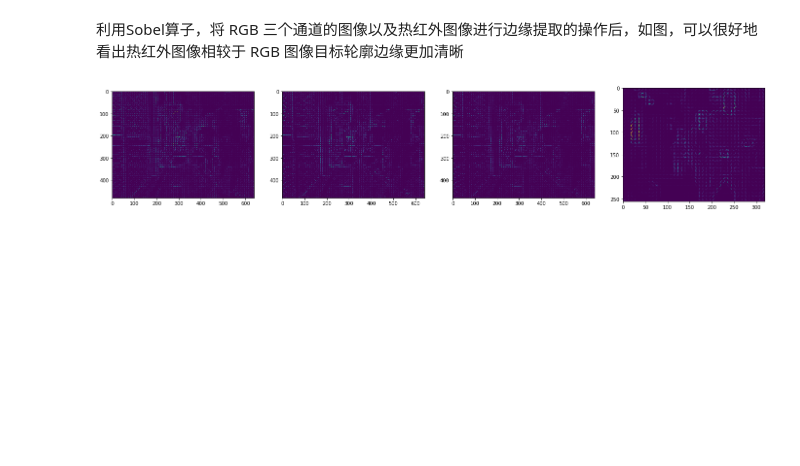
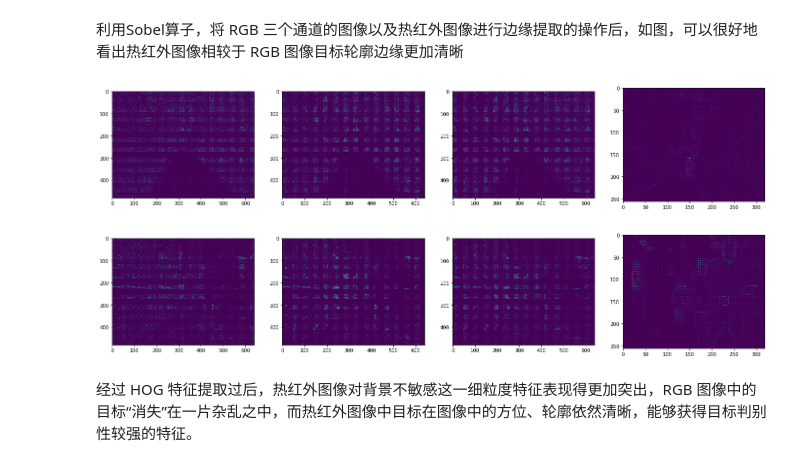
Before and after one commit to HanlynnKe/TIR-Tracking, a Jupyter notebook: FFB-TIR-tracking-1.ipynb, the cells around one changed output. Cells and saved outputs as stored; diff of their text form; code cells hidden in the pictures; blank space fills up the shorter version.

```diff
--- a/FFB-TIR-tracking-1.ipynb
+++ b/FFB-TIR-tracking-1.ipynb
@@ -17,12 +17,16 @@ import matplotlib.pyplot as plt
 # 分别加载rgb图像与tir图像
 im_dark_r = plt.imread('./data/RGB/RGB001.png')
 im_bright_r = plt.imread('./data/RGB/RGB002.png')
+im_day_r = plt.imread('./data/RGB/RGB003.png')
 im_dark_t = plt.imread('./data/TIR/TIR001.png')
 im_bright_t = plt.imread('./data/TIR/TIR002.png')
-fig, ax = plt.subplots(nrows=2, ncols=2, figsize = (16, 12))
-ax[0][0].imshow(im_dark_r)
-ax[0][1].imshow(im_dark_t)
+im_day_t = plt.imread('./data/TIR/TIR003.png')
+fig, ax = plt.subplots(nrows=3, ncols=2, figsize = (16, 18))
+ax[0][0].imshow(im_day_r)
+ax[0][1].imshow(im_day_t)
 ax[1][0].imshow(im_bright_r)
 ax[1][1].imshow(im_bright_t)
+ax[2][0].imshow(im_dark_r)
+ax[2][1].imshow(im_dark_t)
 plt.show()
 # %% [output]
@@ -88,32 +117,57 @@ plt.show()
 # %%
 import skimage.feature
 
 orient = 9
-pix_per_cell = 8
-cell_per_block = 8
+pix_per_cell = 4
+cell_per_block = 16
 
-hog_r_features, hog_r = skimage.feature.hog(channel_r, orientations=orient,
+hog_day_r_features, hog_day_r = skimage.feature.hog(channel_day_r, orientations=orient,
                                           pixels_per_cell=(pix_per_cell, pix_per_cell),
                                           cells_per_block=(cell_per_block, cell_per_block),
-                                          visualise=True)
-hog_g_features, hog_g = skimage.feature.hog(channel_g, orientations=orient,
+                                          visualize=True)
+hog_day_g_features, hog_day_g = skimage.feature.hog(channel_day_g, orientations=orient,
                                           pixels_per_cell=(pix_per_cell, pix_per_cell),
                                           cells_per_block=(cell_per_block, cell_per_block),
-                                          visualise=True)
-hog_b_features, hog_b = skimage.feature.hog(channel_b, orientations=orient,
+                                          visualize=True)
+hog_day_b_features, hog_day_b = skimage.feature.hog(channel_day_b, orientations=orient,
                                           pixels_per_cell=(pix_per_cell, pix_per_cell),
                                           cells_per_block=(cell_per_block, cell_per_block),
-                                          visualise=True)
-hog_t_features, hog_t = skimage.feature.hog(im_bright_t, orientations=orient,
+                                          visualize=True)
+hog_day_t_features, hog_day_t = skimage.feature.hog(im_day_t, orientations=orient,
                                           pixels_per_cell=(pix_per_cell, pix_per_cell),
                                           cells_per_block=(cell_per_block, cell_per_block),
-                                          visualise=True)
+                                          visualize=True)
+hog_night_r_features, hog_night_r = skimage.feature.hog(channel_night_r, orientations=orient,
+                                          pixels_per_cell=(pix_per_cell, pix_per_cell),
+                                          cells_per_block=(cell_per_block, cell_per_block),
+                                          visualize=True)
+hog_night_g_features, hog_night_g = skimage.feature.hog(channel_night_g, orientations=orient,
+                                          pixels_per_cell=(pix_per_cell, pix_per_cell),
+                                          cells_per_block=(cell_per_block, cell_per_block),
+                                          visualize=True)
+hog_night_b_features, hog_night_b = skimage.feature.hog(channel_night_b, orientations=orient,
+                                          pixels_per_cell=(pix_per_cell, pix_per_cell),
+                                          cells_per_block=(cell_per_block, cell_per_block),
+                                          visualize=True)
+hog_night_t_features, hog_night_t = skimage.feature.hog(im_bright_t, orientations=orient,
+                                          pixels_per_cell=(pix_per_cell, pix_per_cell),
+                                          cells_per_block=(cell_per_block, cell_per_block),
+                                          visualize=True)
 
-fig, ax = plt.subplots(nrows=1, ncols=4, figsize = (24, 6))
-ax[0].imshow(hog_r)
-ax[1].imshow(hog_g)
-ax[2].imshow(hog_b)
-ax[3].imshow(hog_t)
+fig_day, ax_day = plt.subplots(nrows=1, ncols=4, figsize = (24, 6))
+ax_day[0].imshow(hog_day_r)
+ax_day[1].imshow(hog_day_g)
+ax_day[2].imshow(hog_day_b)
+ax_day[3].imshow(hog_day_t)
 plt.show()
+fig_night, ax_night = plt.subplots(nrows=1, ncols=4, figsize = (24, 6))
+ax_night[0].imshow(hog_night_r)
+ax_night[1].imshow(hog_night_g)
+ax_night[2].imshow(hog_night_b)
+ax_night[3].imshow(hog_night_t)
+plt.show()
 # %% [output]
-[figure, old version]
+[figure, new version]
+[figure, added]
+# %% [markdown]
+经过 HOG 特征提取过后，热红外图像对背景不敏感这一细粒度特征表现得更加突出，RGB 图像中的目标“消失”在一片杂乱之中，而热红外图像中目标在图像中的方位、轮廓依然清晰，能够获得目标判别性较强的特征。
```
Also changed, not shown: parts of 4 cells of this notebook.
